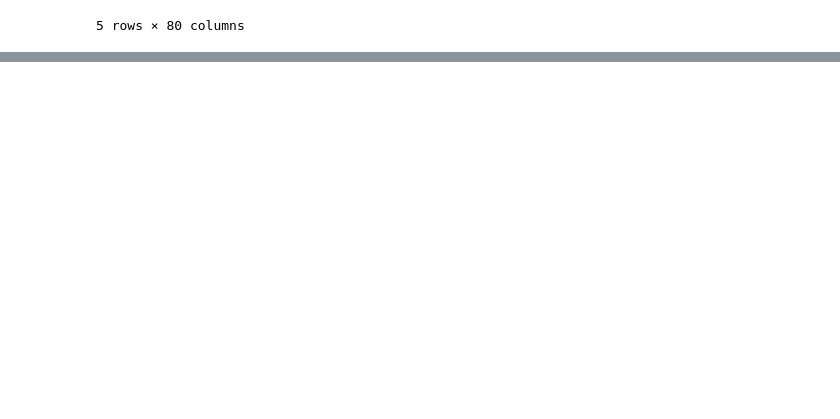
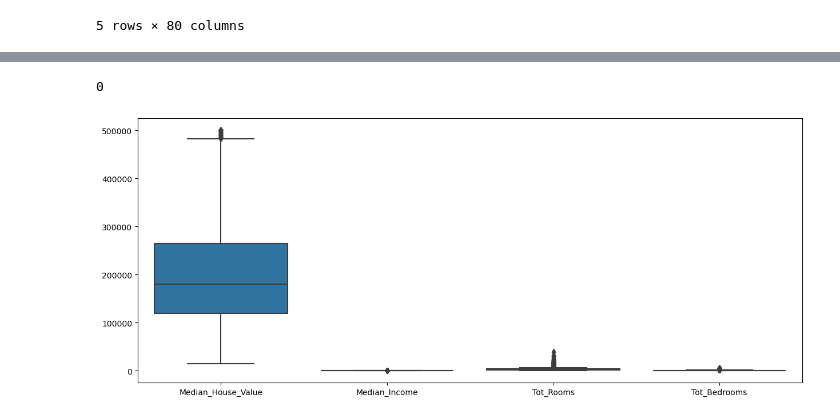
Before and after one commit to victormuuo07/REAL-ESTATE-HOUSE-SALES-PREDICTION, a Jupyter notebook: index.ipynb, the cells around one changed output, grey strips where cells are left out. Drawn from its saved outputs; the diff is of its cells as text; code cells hidden in the pictures; blank space fills up the shorter version.

```diff
--- a/index.ipynb
+++ b/index.ipynb
@@ -65,0 +117,15 @@ df_4.head()
+# %%
+# Check for duplicates
+df_2.duplicated().sum()
+# %% [output]
+0
+# %%
+import matplotlib.pyplot as plt
+import seaborn as sns
+
+# Plotting boxplots for relevant numerical columns
+plt.figure(figsize=(15, 6))
+sns.boxplot(data=df_2[['Median_House_Value', 'Median_Income', 'Tot_Rooms', 'Tot_Bedrooms']])
+plt.show()
+# %% [output]
+[figure, added]
```
Also changed, not shown: parts of 11 cells of this notebook.
